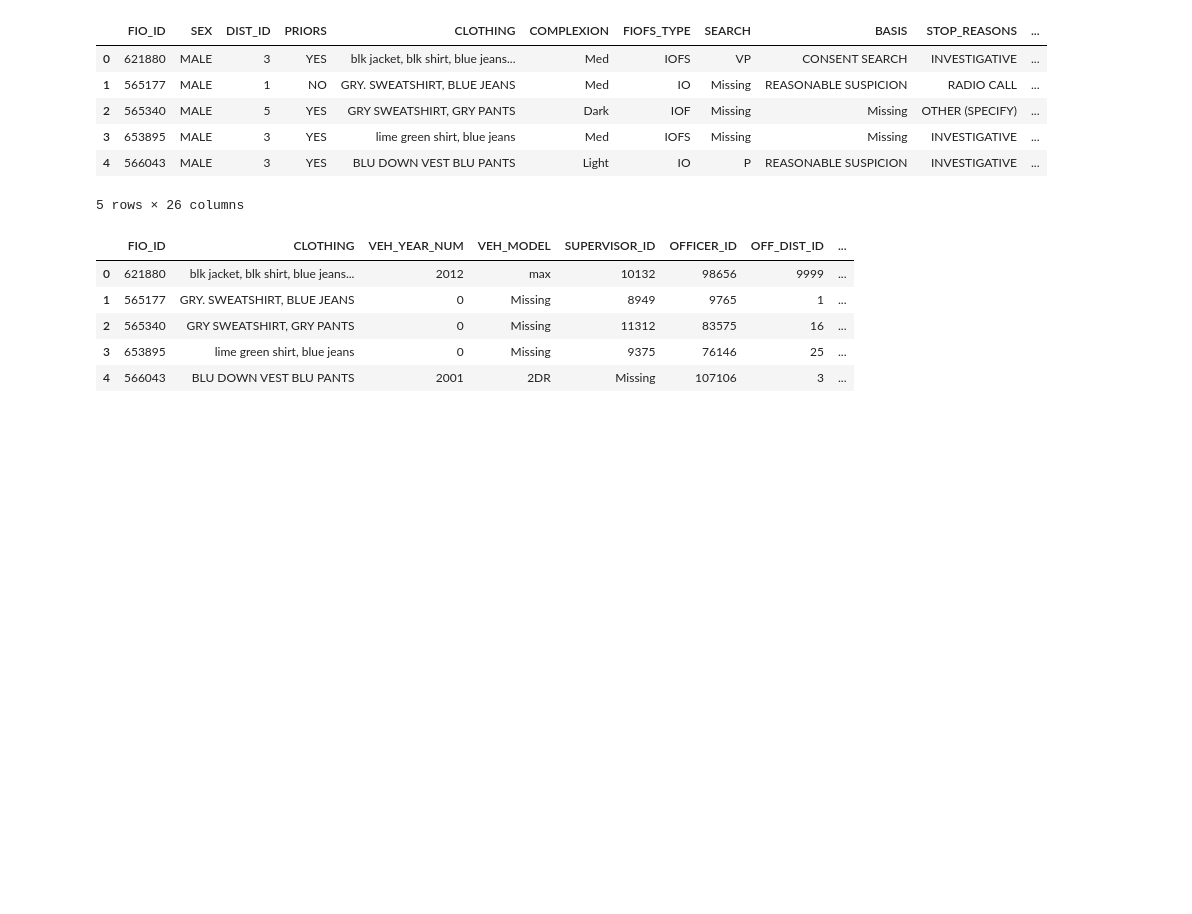
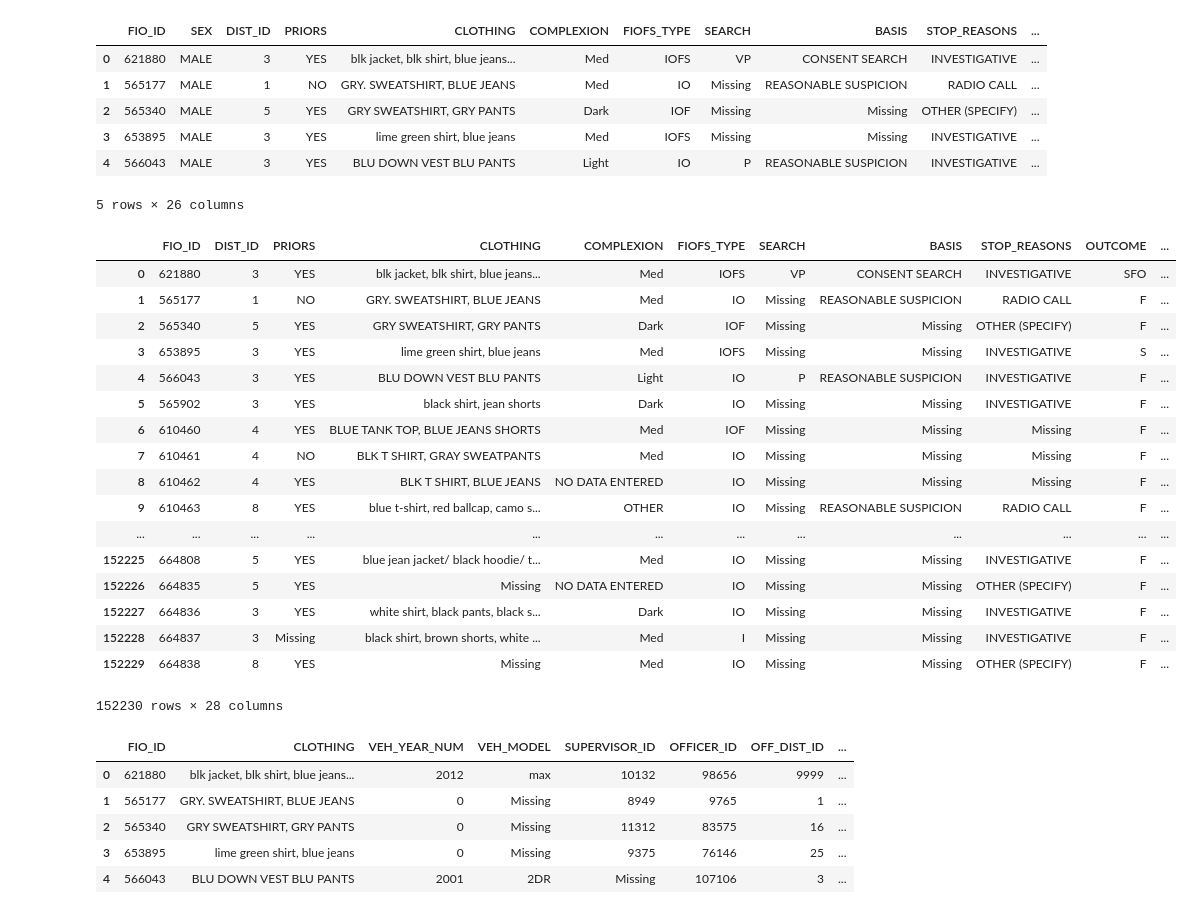
Before and after one commit to LisaLudique/IOPSTEAM, a Jupyter notebook: main.ipynb, the cells around one changed output. Saved outputs shown, nothing was run; the diff lists cells and outputs as text; code cells hidden in the pictures; blank space fills up the shorter version.

```diff
--- a/main.ipynb
+++ b/main.ipynb
@@ -19,6 +19,27 @@ data.head()
 | 3 | 653895 | MALE | 3 | YES | lime green shirt, blue jeans | Med | IOFS | Missing | Missing | INVESTIGATIVE | ... |
 | 4 | 566043 | MALE | 3 | YES | BLU DOWN VEST BLU PANTS | Light | IO | P | REASONABLE SUSPICION | INVESTIGATIVE | ... |
 5 rows × 26 columns
+# %%
+pd.get_dummies(data, columns=["SEX"])
+# %% [output]
+|  | FIO_ID | DIST_ID | PRIORS | CLOTHING | COMPLEXION | FIOFS_TYPE | SEARCH | BASIS | STOP_REASONS | OUTCOME | ... |
+| 0 | 621880 | 3 | YES | blk jacket, blk shirt, blue jeans... | Med | IOFS | VP | CONSENT SEARCH | INVESTIGATIVE | SFO | ... |
+| 1 | 565177 | 1 | NO | GRY. SWEATSHIRT, BLUE JEANS | Med | IO | Missing | REASONABLE SUSPICION | RADIO CALL | F | ... |
+| 2 | 565340 | 5 | YES | GRY SWEATSHIRT, GRY PANTS | Dark | IOF | Missing | Missing | OTHER (SPECIFY) | F | ... |
+| 3 | 653895 | 3 | YES | lime green shirt, blue jeans | Med | IOFS | Missing | Missing | INVESTIGATIVE | S | ... |
+| 4 | 566043 | 3 | YES | BLU DOWN VEST BLU PANTS | Light | IO | P | REASONABLE SUSPICION | INVESTIGATIVE | F | ... |
+| 5 | 565902 | 3 | YES | black shirt, jean shorts | Dark | IO | Missing | Missing | INVESTIGATIVE | F | ... |
+| 6 | 610460 | 4 | YES | BLUE TANK TOP, BLUE JEANS SHORTS | Med | IOF | Missing | Missing | Missing | F | ... |
+| 7 | 610461 | 4 | NO | BLK T SHIRT, GRAY SWEATPANTS | Med | IO | Missing | Missing | Missing | F | ... |
+| 8 | 610462 | 4 | YES | BLK T SHIRT, BLUE JEANS | NO DATA ENTERED | IO | Missing | Missing | Missing | F | ... |
+| 9 | 610463 | 8 | YES | blue t-shirt, red ballcap, camo s... | OTHER | IO | Missing | REASONABLE SUSPICION | RADIO CALL | F | ... |
+| ... | ... | ... | ... | ... | ... | ... | ... | ... | ... | ... | ... |
+| 152225 | 664808 | 5 | YES | blue jean jacket/ black hoodie/ t... | Med | IO | Missing | Missing | INVESTIGATIVE | F | ... |
+| 152226 | 664835 | 5 | YES | Missing | NO DATA ENTERED | IO | Missing | Missing | OTHER (SPECIFY) | F | ... |
+| 152227 | 664836 | 3 | YES | white shirt, black pants, black s... | Dark | IO | Missing | Missing | INVESTIGATIVE | F | ... |
+| 152228 | 664837 | 3 | Missing | black shirt, brown shorts, white ... | Med | I | Missing | Missing | INVESTIGATIVE | F | ... |
+| 152229 | 664838 | 8 | YES | Missing | Med | IO | Missing | Missing | OTHER (SPECIFY) | F | ... |
+152230 rows × 28 columns
 # %%
 encoded_data = pd.get_dummies(data, columns=["SEX","PRIORS","VEH_OCCUPANT","DIST_ID","COMPLEXION","FIOFS_TYPE","SEARCH","BASIS","STOP_REASONS","RACE_ID","VEH_COLOR","VEH_STATE","VEH_MAKE","FIOFS_REASONS","OUTCOME"])
 encoded_data.head()
```
Also changed, not shown: parts of 2 cells of this notebook.
